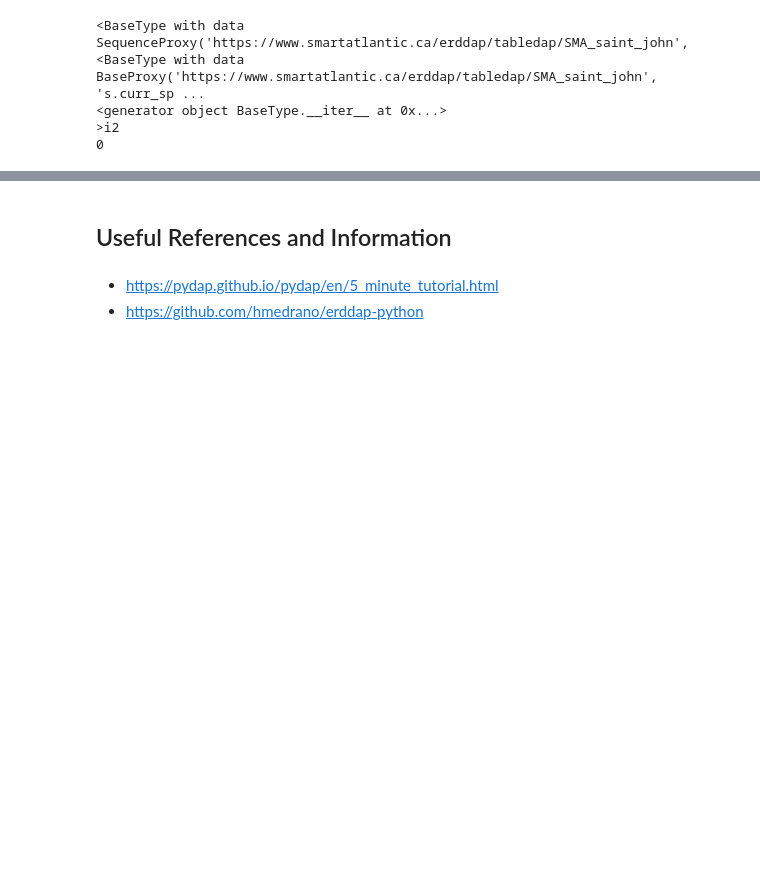
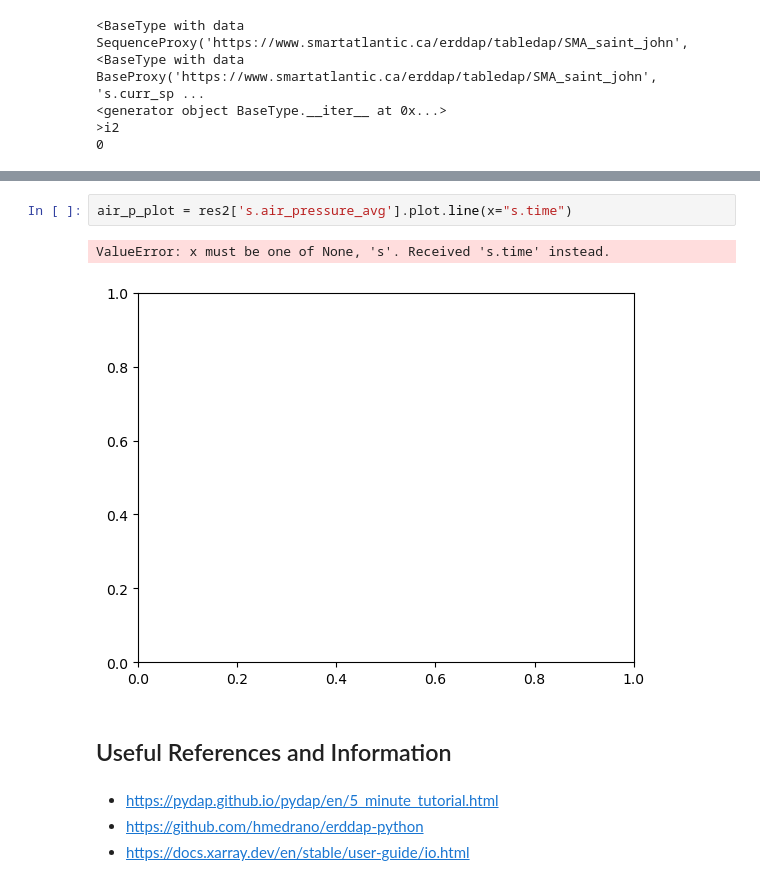
Before and after one commit to PEKennedy/GGE6302_exercise, a Jupyter notebook: 000_Scientific_Datasets.ipynb, the cells around one changed output, grey strips where cells are left out. Cells and saved outputs as stored; diff of their text form; blank space fills up the shorter version.

```diff
--- a/000_Scientific_Datasets.ipynb
+++ b/000_Scientific_Datasets.ipynb
@@ -160,5 +280,11 @@ information, go to https://www.opendap.org/faq-page.
+# %%
+air_p_plot = res2['s.air_pressure_avg'].plot.line(x="s.time")
+# %% [output]
+ValueError: x must be one of None, 's'. Received 's.time' instead.
+[figure, added]
 # %% [markdown]
  ## <image align="left" width="6%" style="padding-right:10px;" src="images/refs.png"> Useful References and Information
 # %% [markdown]
 - https://pydap.github.io/pydap/en/5_minute_tutorial.html
 - https://github.com/hmedrano/erddap-python
+- https://docs.xarray.dev/en/stable/user-guide/io.html
```
Also changed, not shown: parts of 10 cells of this notebook.
